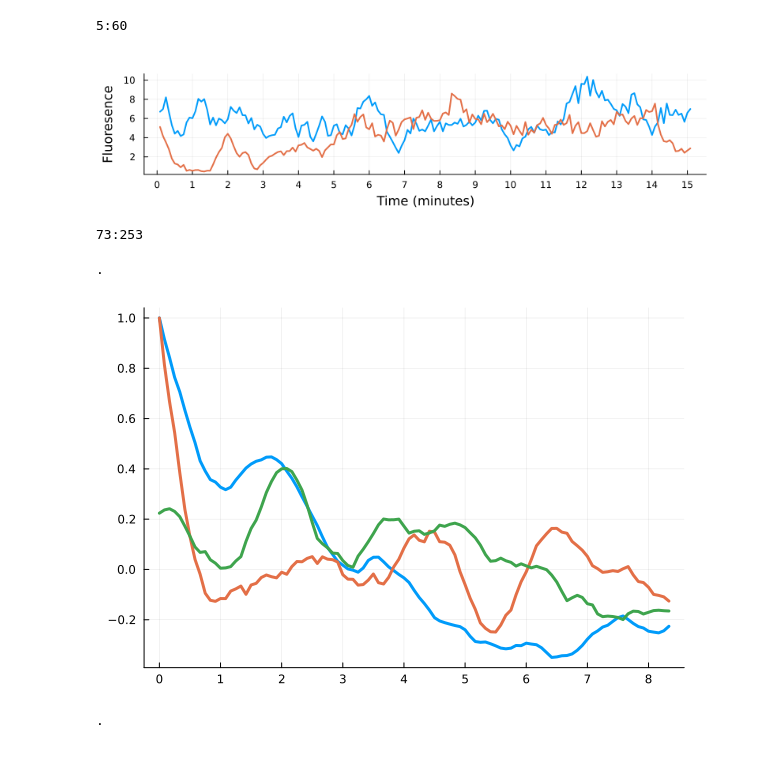
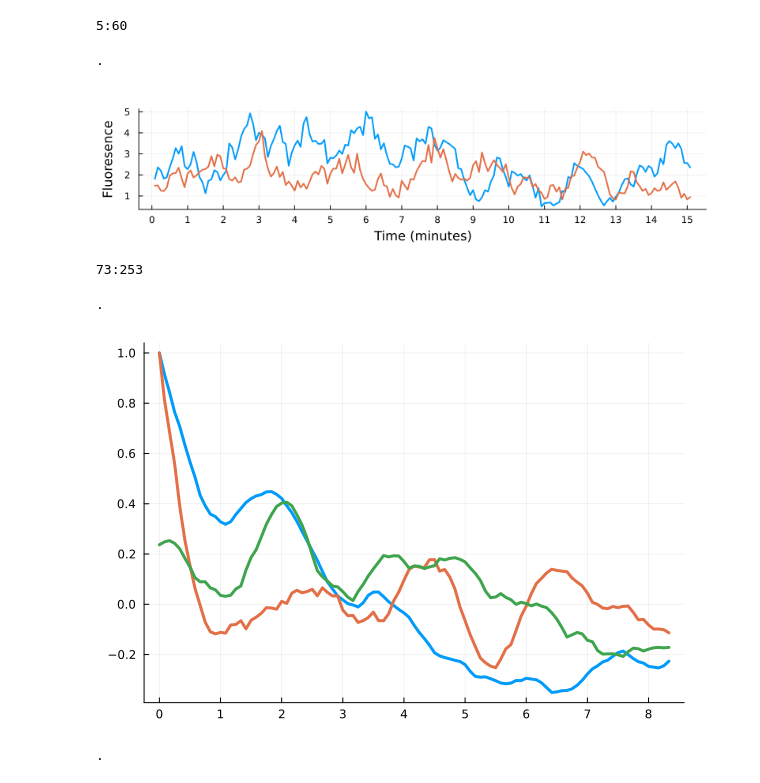
Before and after one commit to crockeraw/PolarityProject, a Jupyter notebook: proj/fig4-patchDynamics/notebooks/crosscorrelation-of-sites.ipynb, the cells around one changed output. Drawn from its saved outputs; the diff is of its cells as text; code cells hidden in the pictures.

```diff
--- a/proj/fig4-patchDynamics/notebooks/crosscorrelation-of-sites.ipynb
+++ b/proj/fig4-patchDynamics/notebooks/crosscorrelation-of-sites.ipynb
@@ -54,23 +54,24 @@ max(5:60, 4:59)
 5:60
 # %%
 file = "../movies-Pak1-GFP/2024_07_08-PolProbeMovies/2patch/movie2-cell4.tif"
-file = "../movies-Pak1-GFP/2024_07_08-PolProbeMovies/2patch/movie2-cell2.tif"
+
 patches = mask_site(file, n_sites=2)
 patch1 = patches[:,:,:,1]
 patch2 = patches[:,:,:,2]
 max_patch1 = maximum(patch1, dims=(1,2))[1,1,:]
 max_patch2 = maximum(patch2, dims=(1,2))[1,1,:]
 times_max1 = crop_times(max_patch1, 15*(60/5), 0.5)
 times_max2 = crop_times(max_patch2, 15*(60/5), 0.5)
 crop1 = max_patch1[max(times_max1, times_max2)]
 crop2 = max_patch2[max(times_max1, times_max2)]
 t = range(1,length(crop1))*(5/60) # Convert from 1 frame every 5 sec, to minutes
 plot(t, crop1, linewidth=2, xlabel="Time (minutes)", label=false,
     ylabel="Fluoresence", size=(800,200), margin=5Plots.mm, xticks=0:1:15)
 plot!(t, crop2, linewidth=2, color=2, label=false)
 #savefig("../figures/2patch_trace_2_4.png")
 # %% [output]
+.
-[figure, old version]
+[figure, new version]
 # %%
 max(times_max1, times_max2)
 # %% [output]
@@ -78,6 +79,7 @@ max(times_max1, times_max2)
 # %%
 file = "../movies-Pak1-GFP/2024_07_08-PolProbeMovies/2patch/movie2-cell1.tif" # bad. polarizes at very end of movie.
 file = "../movies-Pak1-GFP/2024_07_08-PolProbeMovies/2patch/movie2-cell4.tif"
+n=0
 patches = mask_site(file, n_sites=2)
 patch1 = patches[:,:,:,1]
 patch2 = patches[:,:,:,2]
@@ -98,7 +100,7 @@ plot!(t_cor, xcor, x_ticks=0:8, label=false, color=3, linewidth=3)
 #savefig("../figures/2patch_ac_2_4.png")
 # %% [output]
 .
-[figure, old version]
+[figure, new version]
 # %%
 dir = "../movies-Pak1-GFP/2024_07_08-PolProbeMovies/2patch/"
 wt_files = readdir(dir)
```
Also changed, not shown: parts of 7 cells of this notebook.
